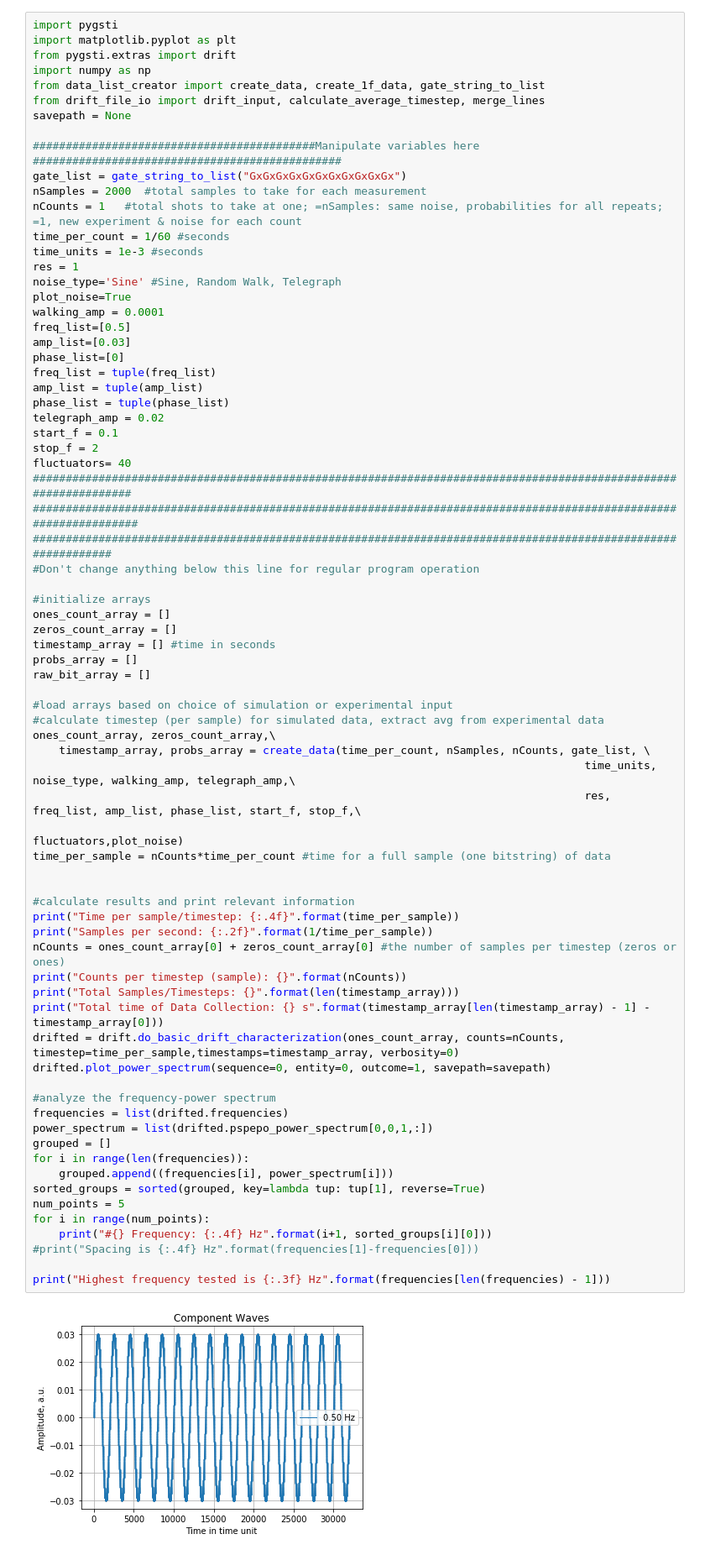
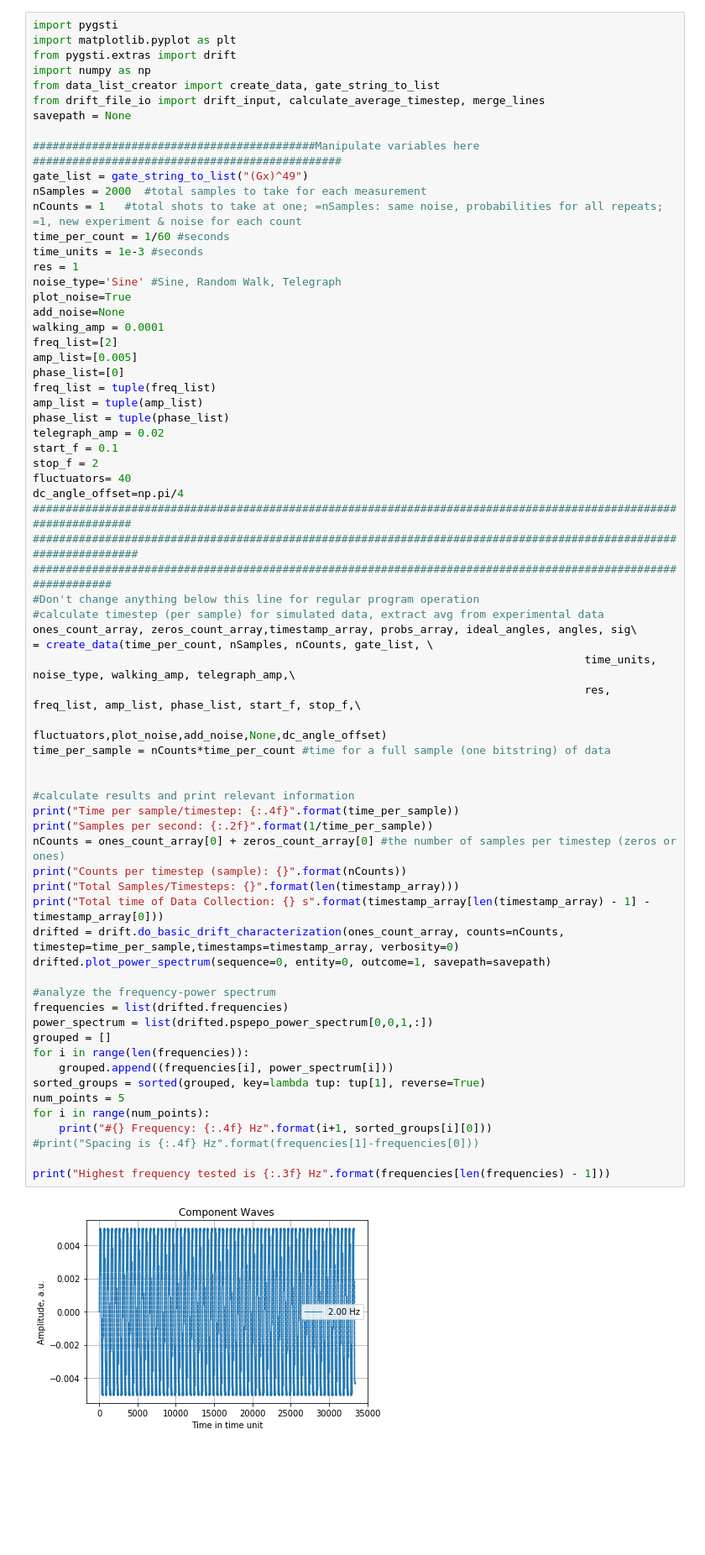
Before and after one commit to garretts-hub/GST_Work, a Jupyter notebook: Drift Analysis with Simulated Data.ipynb, the cells around one changed output. Shown: that part at 84% size. Drawn from its saved outputs; the diff is of its cells as text; blank space fills up the shorter version.

```diff
--- a/Drift Analysis with Simulated Data.ipynb
+++ b/Drift Analysis with Simulated Data.ipynb
@@ -3,12 +3,12 @@ import pygsti
 import matplotlib.pyplot as plt
 from pygsti.extras import drift
 import numpy as np
-from data_list_creator import create_data, create_1f_data, gate_string_to_list
+from data_list_creator import create_data, gate_string_to_list
 from drift_file_io import drift_input, calculate_average_timestep, merge_lines
 savepath = None
 
 ###########################################Manipulate variables here ###############################################
-gate_list = gate_string_to_list("GxGxGxGxGxGxGxGxGxGxGx")
+gate_list = gate_string_to_list("(Gx)^49")
 nSamples = 2000  #total samples to take for each measurement
 nCounts = 1   #total shots to take at one; =nSamples: same noise, probabilities for all repeats; =1, new experiment & noise for each count
 time_per_count = 1/60 #seconds
@@ -16,9 +16,10 @@ time_units = 1e-3 #seconds
 res = 1
 noise_type='Sine' #Sine, Random Walk, Telegraph
 plot_noise=True
+add_noise=None
 walking_amp = 0.0001
-freq_list=[0.5]
-amp_list=[0.03]
+freq_list=[2]
+amp_list=[0.005]
 phase_list=[0]
 freq_list = tuple(freq_list)
 amp_list = tuple(amp_list)
@@ -27,50 +28,42 @@ telegraph_amp = 0.02
 start_f = 0.1
 stop_f = 2
 fluctuators= 40
+dc_angle_offset=np.pi/4
 #################################################################################################################
 ##################################################################################################################
 ##############################################################################################################
 #Don't change anything below this line for regular program operation
-
-#initialize arrays
-ones_count_array = []
-zeros_count_array = []
-timestamp_array = [] #time in seconds
-probs_array = []
-raw_bit_array = []
-
-#load arrays based on choice of simulation or experimental input
 #calculate timestep (per sample) for simulated data, extract avg from experimental data
-ones_count_array, zeros_count_array,\
-    timestamp_array, probs_array = create_data(time_per_count, nSamples, nCounts, gate_list, \
+ones_count_array, zeros_count_array,timestamp_array, probs_array, ideal_angles, angles, sig\
+= create_data(time_per_count, nSamples, nCounts, gate_list, \
                                                                                     time_units, noise_type, walking_amp, telegraph_amp,\
                                                                                     res, freq_list, amp_list, phase_list, start_f, stop_f,\
-                                                                                    fluctuators,plot_noise)
+                                                                                    fluctuators,plot_noise,add_noise,None,dc_angle_offset)
 time_per_sample = nCounts*time_per_count #time for a full sample (one bitstring) of data
 
 
 #calculate results and print relevant information
 print("Time per sample/timestep: {:.4f}".format(time_per_sample))
 print("Samples per second: {:.2f}".format(1/time_per_sample))
 nCounts = ones_count_array[0] + zeros_count_array[0] #the number of samples per timestep (zeros or ones)
 print("Counts per timestep (sample): {}".format(nCounts))
 print("Total Samples/Timesteps: {}".format(len(timestamp_array)))
 print("Total time of Data Collection: {} s".format(timestamp_array[len(timestamp_array) - 1] - timestamp_array[0]))
 drifted = drift.do_basic_drift_characterization(ones_count_array, counts=nCounts, timestep=time_per_sample,timestamps=timestamp_array, verbosity=0)
 drifted.plot_power_spectrum(sequence=0, entity=0, outcome=1, savepath=savepath)
 
 #analyze the frequency-power spectrum
 frequencies = list(drifted.frequencies)
 power_spectrum = list(drifted.pspepo_power_spectrum[0,0,1,:])
 grouped = []
 for i in range(len(frequencies)):
     grouped.append((frequencies[i], power_spectrum[i]))
 sorted_groups = sorted(grouped, key=lambda tup: tup[1], reverse=True)
 num_points = 5
 for i in range(num_points):
     print("#{} Frequency: {:.4f} Hz".format(i+1, sorted_groups[i][0]))
 #print("Spacing is {:.4f} Hz".format(frequencies[1]-frequencies[0]))
 
 print("Highest frequency tested is {:.3f} Hz".format(frequencies[len(frequencies) - 1]))
 # %% [output]
-[figure, old version]
+[figure, new version]
```
Also changed, not shown: parts of 1 cell of this notebook, 4 other files.
